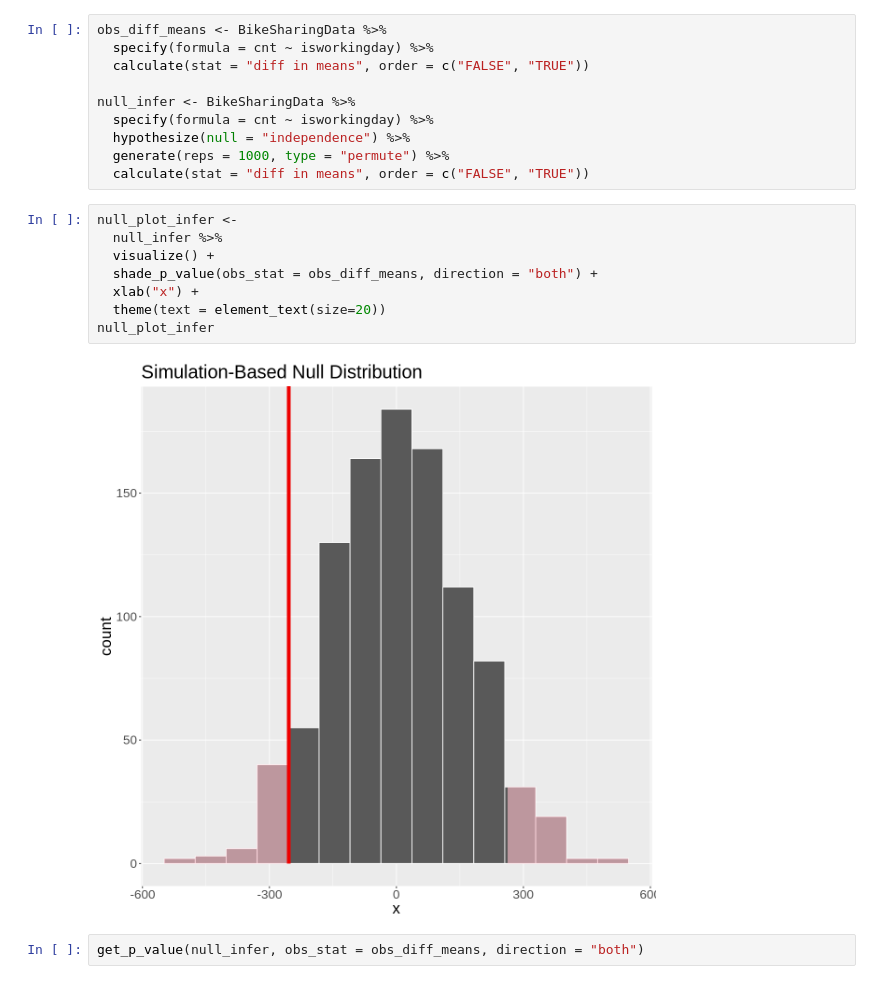
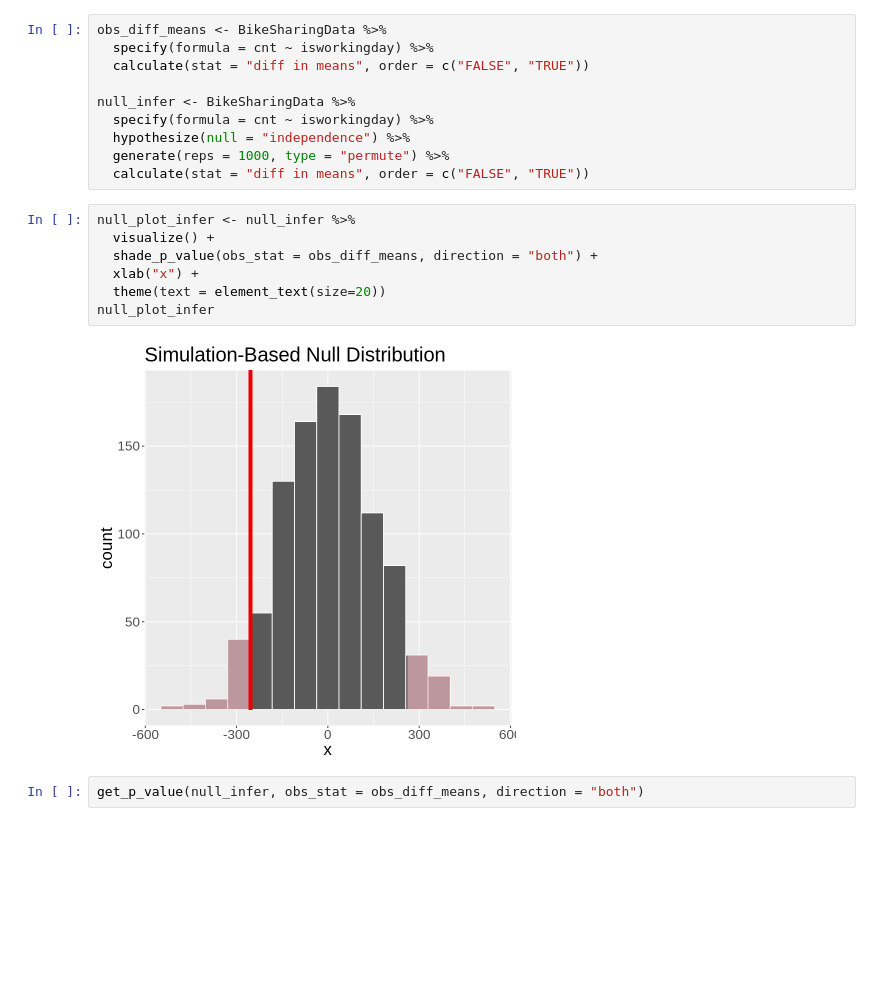
Before and after one commit to Sparsh16/STAT-201-Group-Project, a Jupyter notebook: code/code.ipynb, the cells around one changed output. Cells and saved outputs as stored; diff of their text form; blank space fills up the shorter version.

```diff
--- a/code/code.ipynb
+++ b/code/code.ipynb
@@ -274,15 +312,14 @@ null_infer <- BikeSharingData %>%
   generate(reps = 1000, type = "permute") %>%
   calculate(stat = "diff in means", order = c("FALSE", "TRUE"))
 # %%
-null_plot_infer <-
-  null_infer %>%
+null_plot_infer <- null_infer %>%
   visualize() +
   shade_p_value(obs_stat = obs_diff_means, direction = "both") +
   xlab("x") +
   theme(text = element_text(size=20))
 null_plot_infer
 # %% [output]
-[figure, old version]
+[figure, new version]
 # %%
 get_p_value(null_infer, obs_stat = obs_diff_means, direction = "both")
 # %% [output]
```
Also changed, not shown: parts of 12 cells of this notebook.
